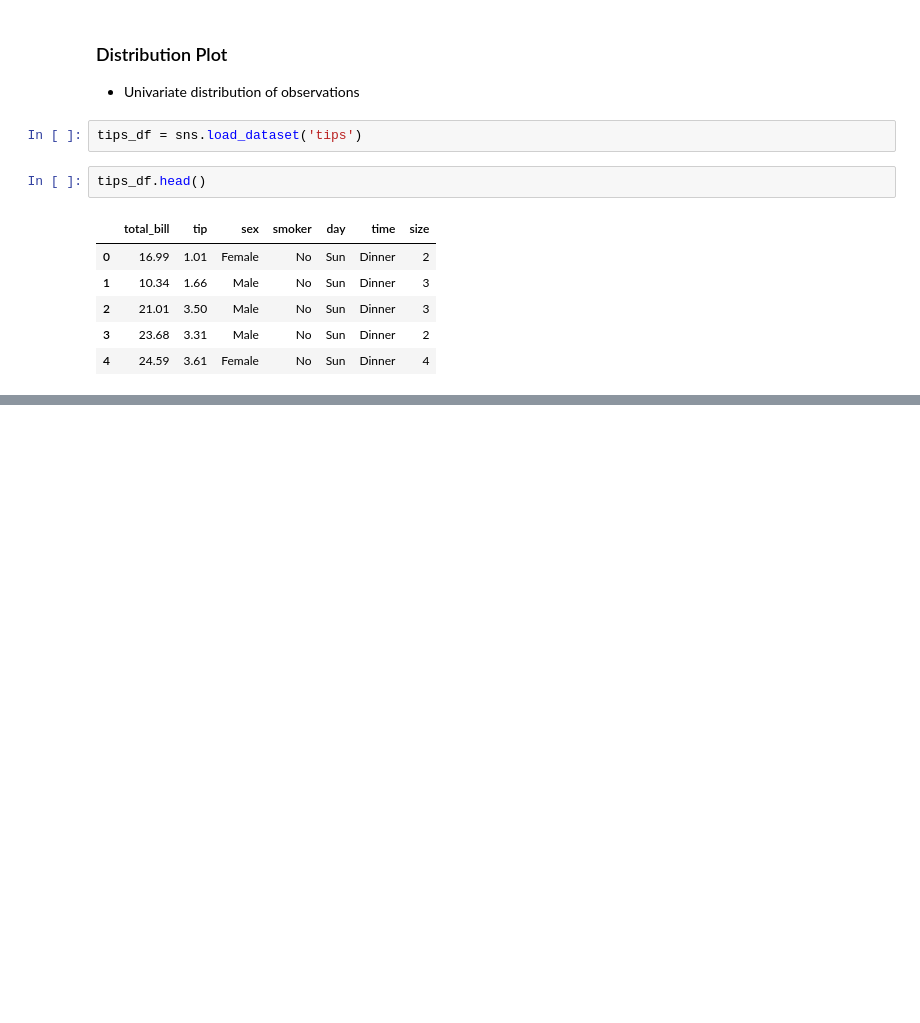
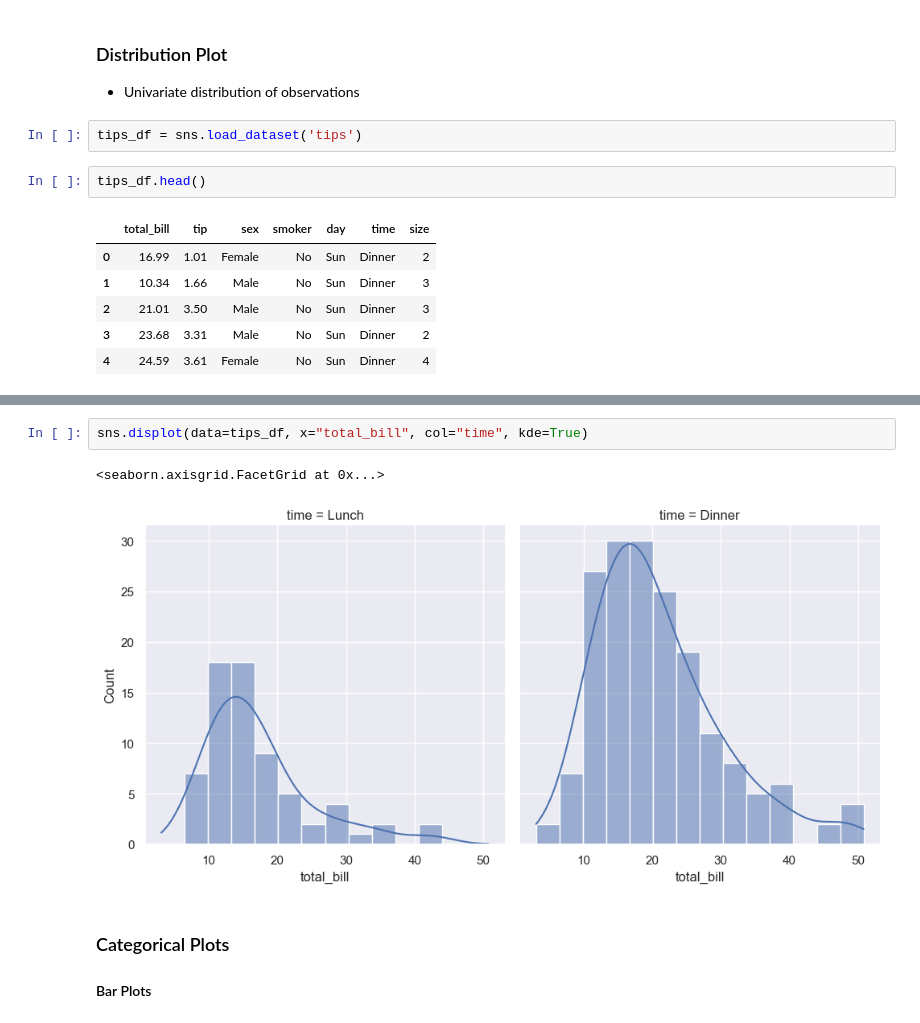
Before and after one commit to DuyNTK3020/Data-Science, a Jupyter notebook: Seaborn_Tutorial/Seaborn_Tutorial.ipynb, the cells around one changed output, grey strips where cells are left out. Saved outputs shown, nothing was run; the diff lists cells and outputs as text; blank space fills up the shorter version.

Commit message:
Seaborn

```diff
--- a/Seaborn_Tutorial/Seaborn_Tutorial.ipynb
+++ b/Seaborn_Tutorial/Seaborn_Tutorial.ipynb
@@ -60,0 +95,8 @@ sns.histplot(data=tips_df["total_bill"]);
+# %%
+sns.displot(data=tips_df, x="total_bill", col="time", kde=True)
+# %% [output]
+<seaborn.axisgrid.FacetGrid at 0x...>
+[figure, added]
+# %% [markdown]
+### Categorical Plots
+#### Bar Plots
```
Also changed, not shown: parts of 20 cells of this notebook, 2 other files.
